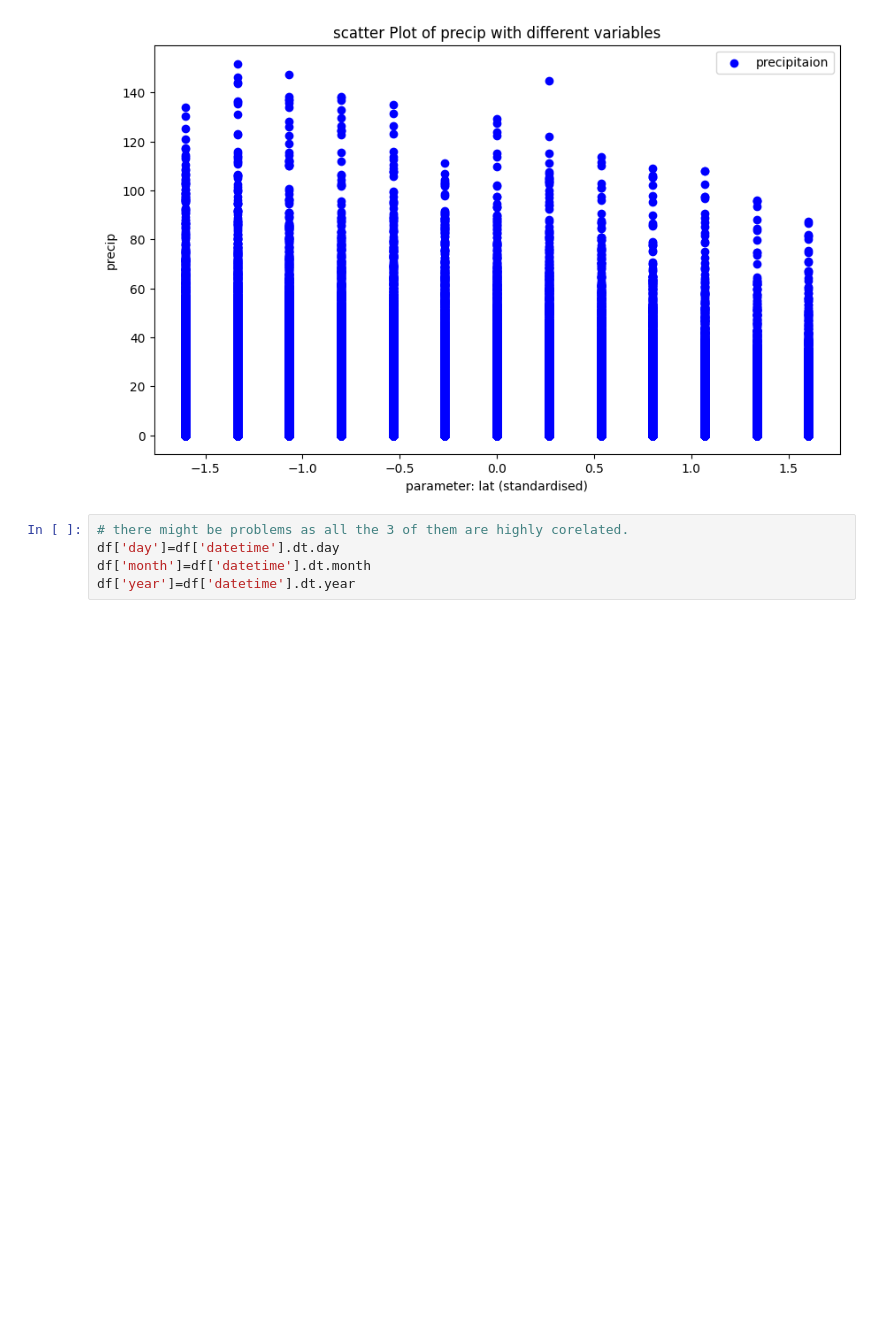
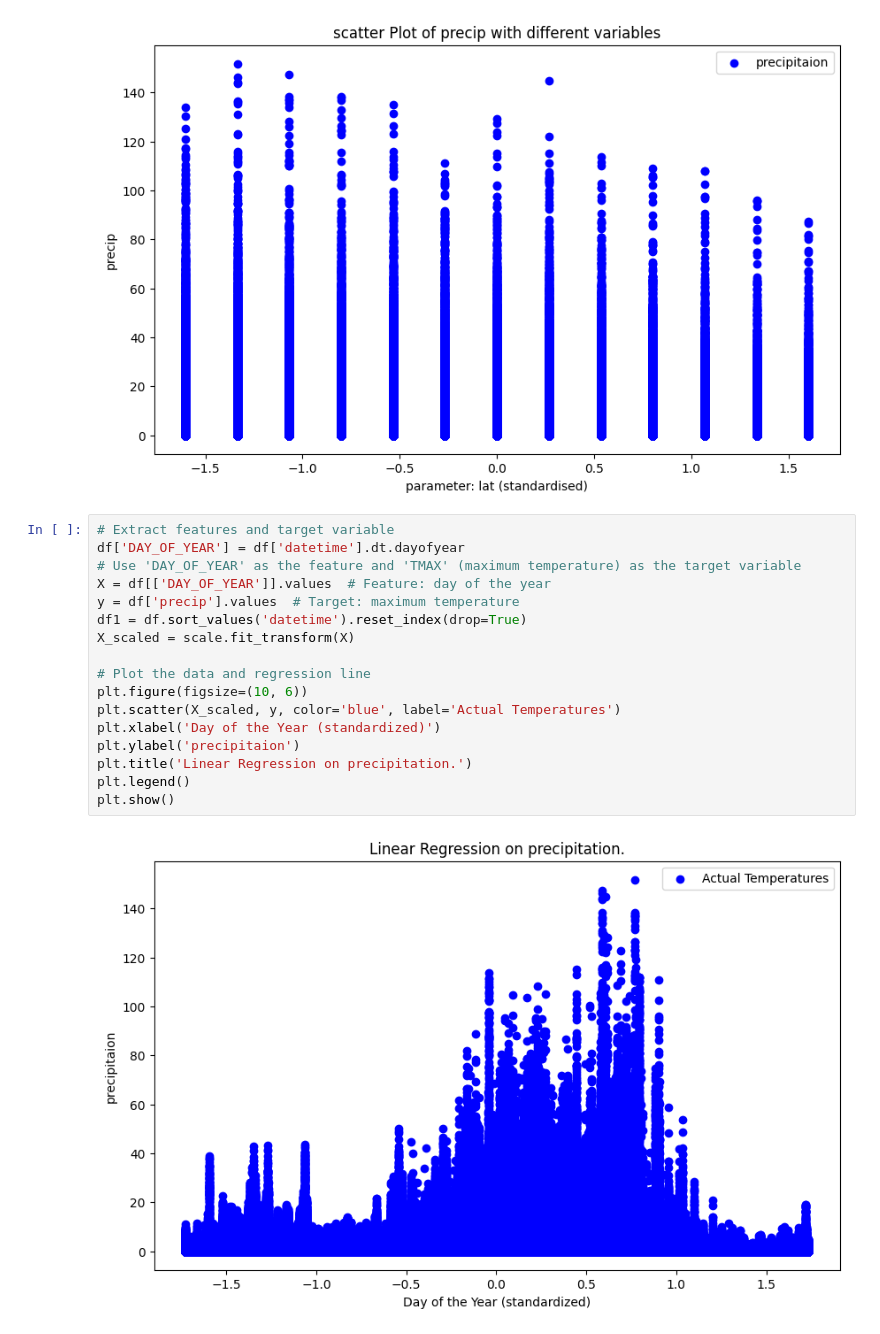
Before and after one commit to sonjaove/IISERB-ML-DL-course, a Jupyter notebook: answers/assignment_4_vedanshi.ipynb, the cells around one changed output. Saved outputs shown, nothing was run; the diff lists cells and outputs as text; blank space fills up the shorter version.

```diff
--- a/answers/assignment_4_vedanshi.ipynb
+++ b/answers/assignment_4_vedanshi.ipynb
@@ -55,8 +54,22 @@ for x in col[:len(col)-2]:
 [figure]
 [figure]
 [figure]
-# %%
-# there might be problems as all the 3 of them are highly corelated.
-df['day']=df['datetime'].dt.day
-df['month']=df['datetime'].dt.month
-df['year']=df['datetime'].dt.year
+# %%
+# Extract features and target variable
+df['DAY_OF_YEAR'] = df['datetime'].dt.dayofyear
+# Use 'DAY_OF_YEAR' as the feature and 'TMAX' (maximum temperature) as the target variable
+X = df[['DAY_OF_YEAR']].values  # Feature: day of the year
+y = df['precip'].values  # Target: maximum temperature
+df1 = df.sort_values('datetime').reset_index(drop=True)
+X_scaled = scale.fit_transform(X)
+
+# Plot the data and regression line
+plt.figure(figsize=(10, 6))
+plt.scatter(X_scaled, y, color='blue', label='Actual Temperatures')
+plt.xlabel('Day of the Year (standardized)')
+plt.ylabel('precipitaion')
+plt.title('Linear Regression on precipitation.')
+plt.legend()
+plt.show()
+# %% [output]
+[figure, added]
```
Also changed, not shown: parts of 7 cells of this notebook, 1 other file.
